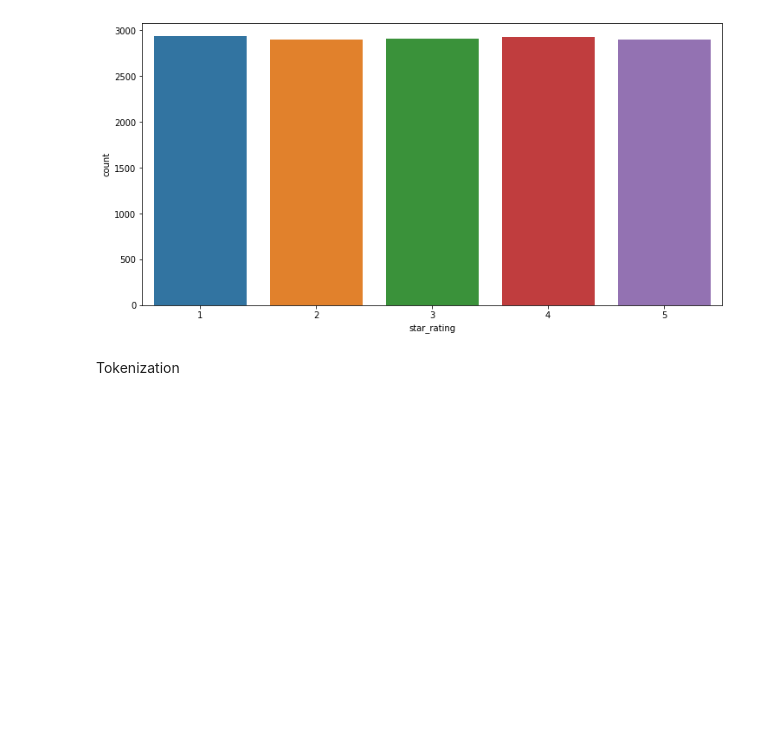
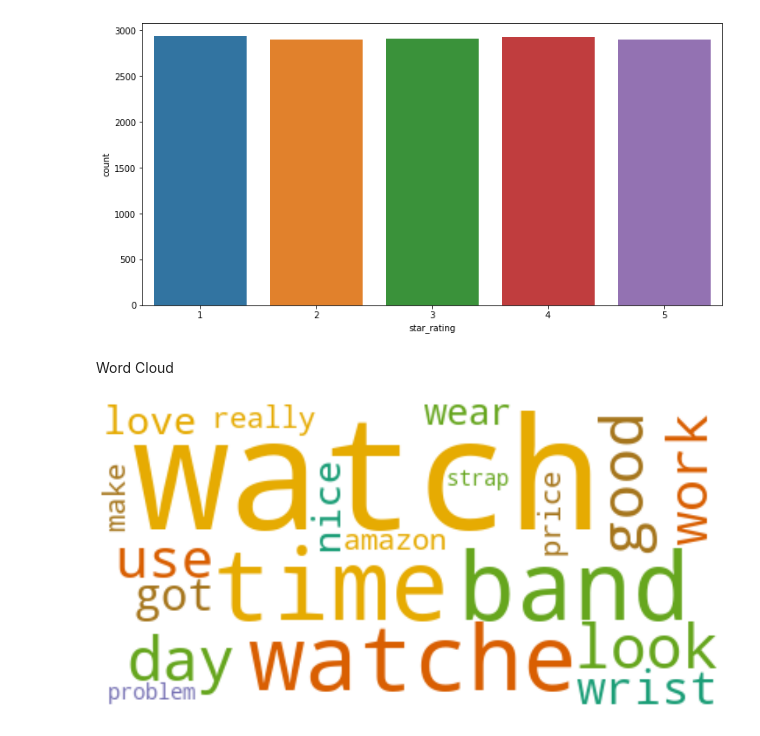
Before and after one commit to JeromeMberia/user_review_analysis, a Jupyter notebook: user_review_analysis.ipynb, the cells around one changed output. Saved outputs shown, nothing was run; the diff lists cells and outputs as text; code cells hidden in the pictures; blank space fills up the shorter version.

```diff
--- a/user_review_analysis.ipynb
+++ b/user_review_analysis.ipynb
@@ -203,0 +367,4 @@ data_corpus2.head()
+# %%
+def remove_stopword(x):
+    return [y for y in x if y not in stopwords.words('english')]
+data_corpus['review_body'] = data_corpus['review_body'].apply(lambda x:remove_stopword(x))
@@ -221,5 +421,3 @@ sns.countplot(x='star_rating',data=data_corpus2)
 # %% [output]
 <matplotlib.axes._subplots.AxesSubplot at 0x...>
 [figure]
-# %% [markdown]
-Tokenization
@@ -283,6 +423,0 @@ data_corpus['review_body']
-# %%
-from nltk.stem import PorterStemmer
-
-stemmer = PorterStemmer()
-
-data_corpus['review_body'] = data_corpus['review_body'].apply(lambda x: [stemmer.stem(y) for y in x])
@@ -307,0 +424,30 @@ data_DTM.shape
+# %% [markdown]
+Word Cloud
+# %%
+from sklearn.feature_extraction import text
+from wordcloud import WordCloud
+
+stop_words = text.ENGLISH_STOP_WORDS
+
+wc = WordCloud(stopwords=None, background_color="white", colormap="Dark2",
+               max_font_size=100, random_state=42, max_words=20)
+
+
+import matplotlib.pyplot as plt
+
+plt.rcParams['figure.figsize'] = [20, 20]
+
+all_feedback = data_corpus['review_body'].str.cat(sep=' ')
+
+stopwords = stop_words
+querywords = all_feedback.split()
+
+resultwords  = [word for word in querywords if word.lower() not in stopwords]
+result = ' '.join(resultwords)
+
+wc.generate(result)
+plt.imshow(wc, interpolation="bilinear")
+plt.axis("off")
+plt.show()
+# %% [output]
+[figure, added]
```
Also changed, not shown: parts of 73 cells of this notebook.
